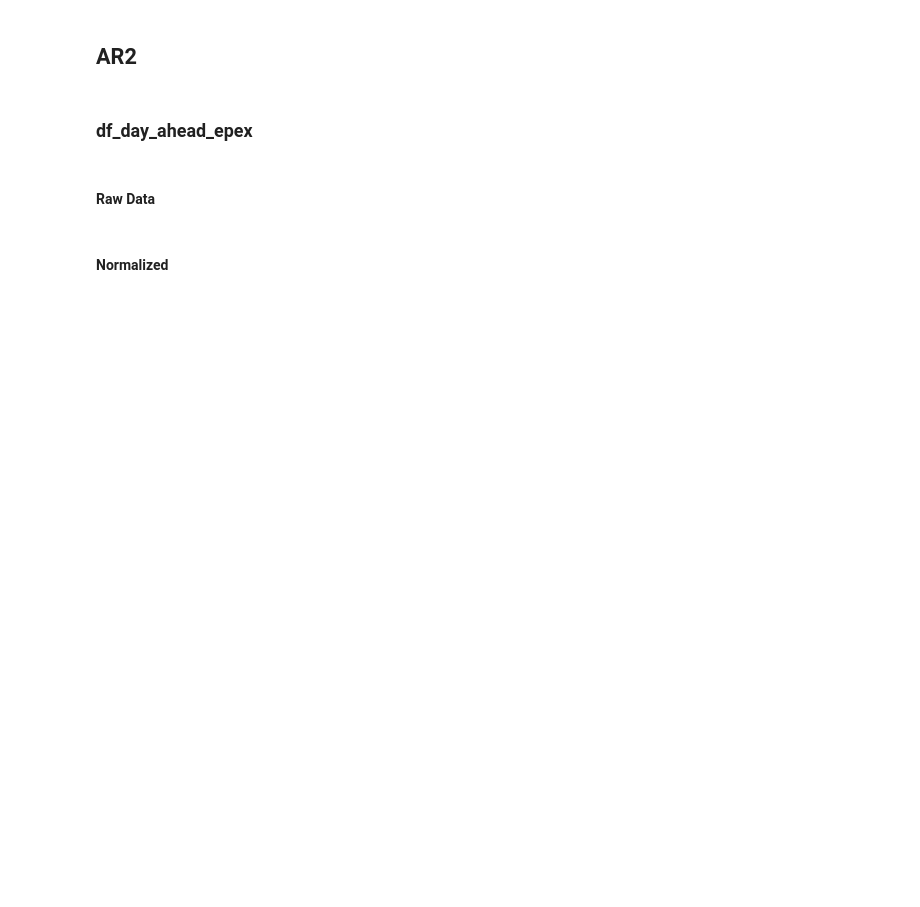
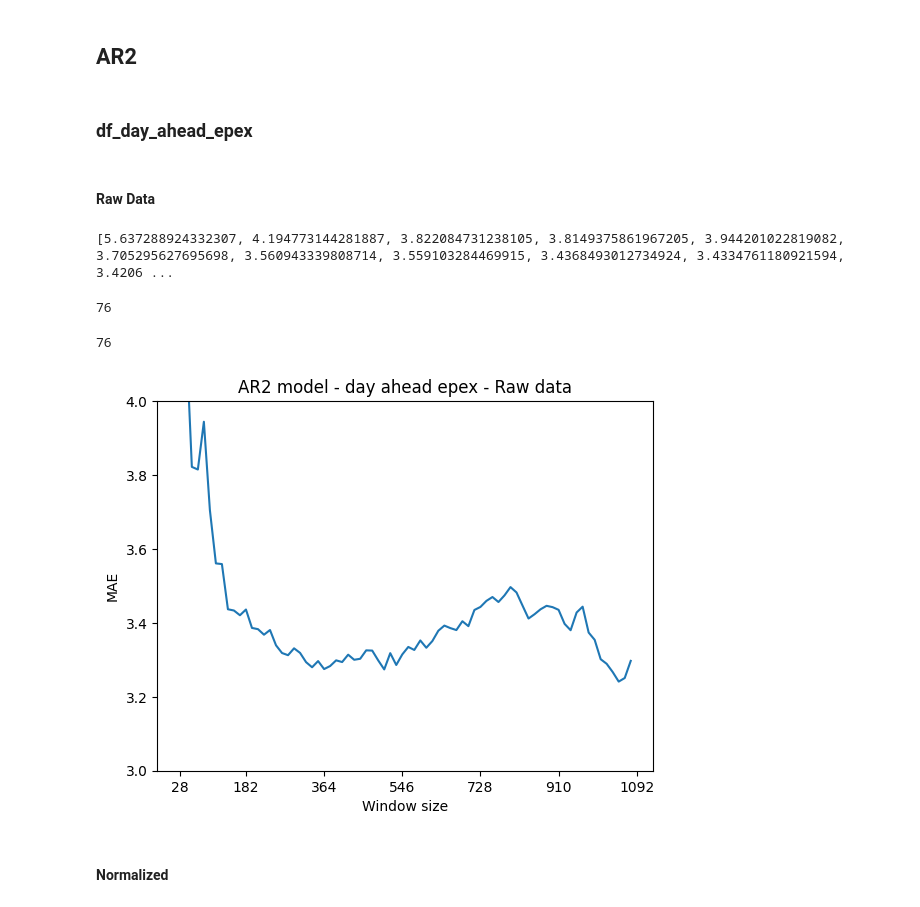
Before and after one commit to piovesanaedoardo/Project_Predictive-Analytics, a Jupyter notebook: main.ipynb, the cells around one changed output. Saved outputs shown, nothing was run; the diff lists cells and outputs as text; code cells hidden in the pictures; blank space fills up the shorter version.

```diff
--- a/main.ipynb
+++ b/main.ipynb
@@ -795,10 +800,11 @@ plt.show()
 df_day_ahead_epex["for_d_1"] = df_day_ahead_epex["Spot DE.AT_price"].shift(1)
 
 errors_mean_AR2_day_ahead_epex_Raw = []
+forecast_mean_AR2_day_ahead_epex_Raw = []
 
 T = 28
 
-for T in range(28,1092,14):
+for T in range(28, 1092, 1):
     errors = []
     for h in range(24):
         p_hour = df_day_ahead_epex.loc[h::24,'Spot DE.AT_price'].values # hourly data selection
@@ -836,18 +842,31 @@ for T in range(28,1092,14):
                 errors.append(errors1)
 
     errors_mean_AR2_day_ahead_epex_Raw.append(np.mean(errors))
+    forecast_mean_AR2_day_ahead_epex_Raw.append(np.mean(forecasts))
 
 print(errors_mean_AR2_day_ahead_epex_Raw)
+# %% [output]
+[5.637288924332307, 4.194773144281887, 3.822084731238105, 3.8149375861967205, 3.944201022819082, 3.705295627695698, 3.560943339808714, 3.559103284469915, 3.4368493012734924, 3.4334761180921594, 3.4206 ...
+# %%
+len(errors_mean_AR2_day_ahead_epex_Raw)
+# %% [output]
+76
+# %%
+len(forecast_mean_AR2_day_ahead_epex_Raw)
+# %% [output]
+76
 # %%
-window_list = list(range(28,1092,14))
+window_list = list(range(28, 1092, 1))
 plt.plot(window_list, errors_mean_AR2_day_ahead_epex_Raw)
 plt.xlabel('Window size')
 plt.ylabel('MAE')
 plt.title('AR2 model - day ahead epex - Raw data')
 xticks = [28, 182, 364, 546, 728, 910, 1092]
 plt.xticks(xticks)
-plt.ylim(0, 4)
+plt.ylim(3, 4)
 plt.show()
+# %% [output]
+[figure, added]
 # %% [markdown]
 #### Normalized
 # %%
```
Also changed, not shown: parts of 28 cells of this notebook.
